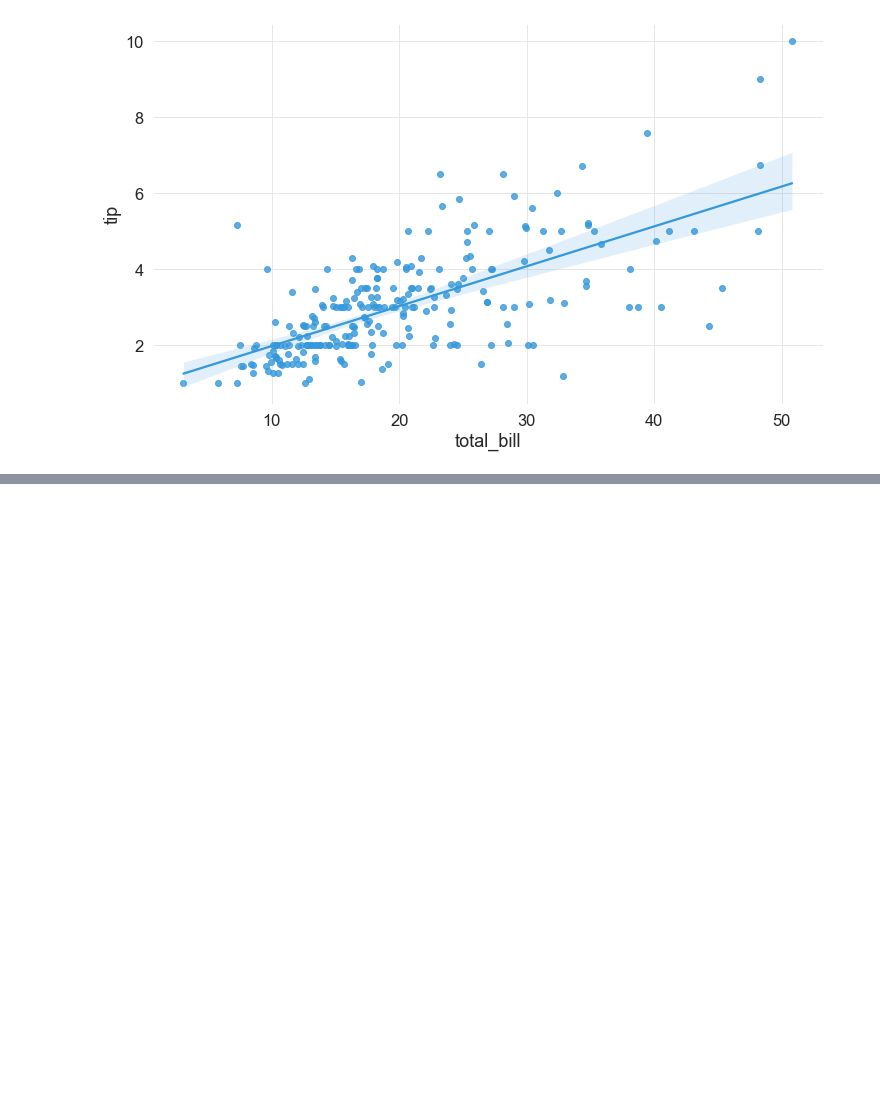
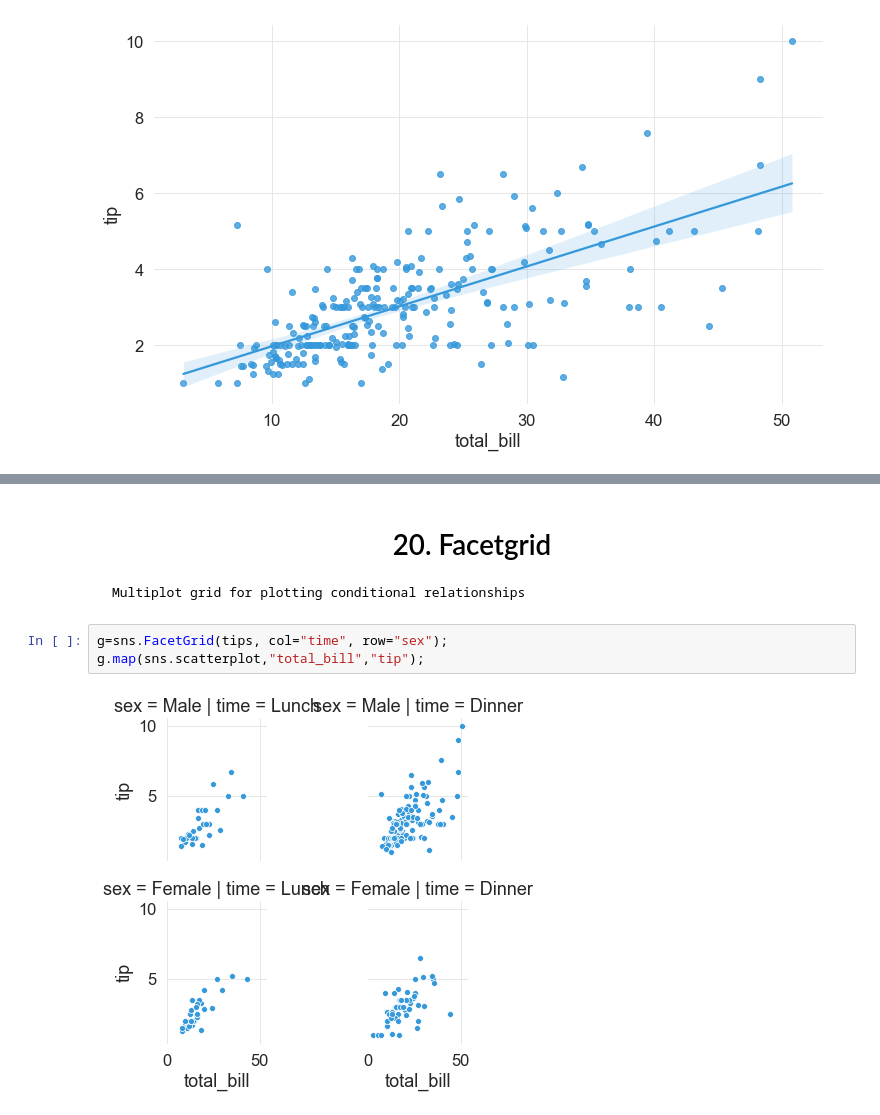
Before and after one commit to ajithcl/SeabornPlots, a Jupyter notebook: SeabornPlots.ipynb, the cells around one changed output, grey strips where cells are left out. Saved outputs shown, nothing was run; the diff lists cells and outputs as text; blank space fills up the shorter version.

```diff
--- a/SeabornPlots.ipynb
+++ b/SeabornPlots.ipynb
@@ -239,0 +269,8 @@ sns.regplot(data=tips,x= 'total_bill', y='tip');
+# %% [markdown]
+# <center> 20. Facetgrid</center>
+    Multiplot grid for plotting conditional relationships
+# %%
+g=sns.FacetGrid(tips, col="time", row="sex");
+g.map(sns.scatterplot,"total_bill","tip");
+# %% [output]
+[figure, added]
```
Also changed, not shown: parts of 37 cells of this notebook, 1 other file.
